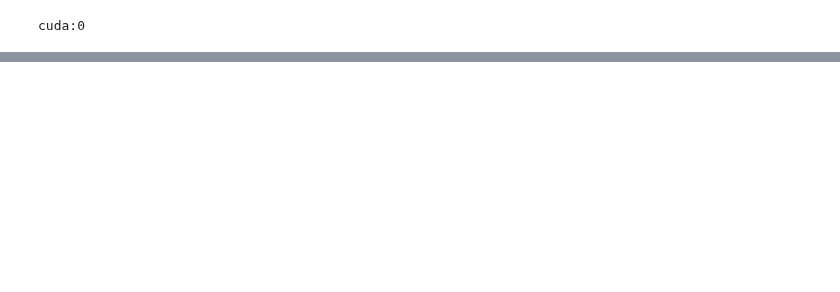
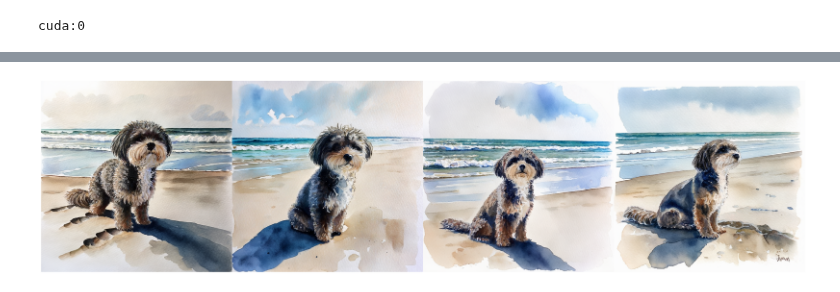
Before and after one commit to Stability-AI/StableCascade, a Jupyter notebook: inference/lora.ipynb, the cells around one changed output, grey strips where cells are left out. Drawn from its saved outputs; the diff is of its cells as text; code cells hidden in the pictures; blank space fills up the shorter version.

```diff
--- a/inference/lora.ipynb
+++ b/inference/lora.ipynb
@@ -45,14 +34,12 @@ warpcore_b = WurstCoreB(
 # %%
 # SETUP MODELS & DATA
-extras = warpcore.setup_extras_pre()
-data = warpcore.setup_data(extras)
-models = warpcore.setup_models(extras)
+extras = core.setup_extras_pre()
+models = core.setup_models(extras)
 models.generator.bfloat16().eval().requires_grad_(False)
-print("CONTROLNET READY")
+print("STAGE C WITH LORA READY")
 
-extras_b = warpcore_b.setup_extras_pre()
-models_b = warpcore_b.setup_models(extras_b)
+extras_b = core_b.setup_extras_pre()
+models_b = core_b.setup_models(extras_b)
 models_b.generator.bfloat16().eval().requires_grad_(False)
 print("STAGE B READY")
-pass
 # %% [output]
@@ -99,6 +57,3 @@ brad</w> 9405
-# %%
-models.lora.load_state_dict(load_or_fail('/weka/home-warp/models/v3_release/stage_c_3b_lora/lora_10k.safetensors'))
-pass
 # %%
 enable_lora = True
 models.lora.embeddings.enabled = enable_lora
@@ -173,0 +62,50 @@ torch.Size([4, 16, 24, 24]) torch.Size([4, 3, 1024, 1024])
+# %%
+batch_size = 4
+caption = "watercolor painting of a dog [fernando] on the beach"
+
+# Stage C Parameters
+extras.sampling_configs['cfg'] = 4
+extras.sampling_configs['shift'] = 2
+extras.sampling_configs['timesteps'] = 20
+extras.sampling_configs['t_start'] = 1.0
+
+# Stage B Parameters
+extras_b.sampling_configs['cfg'] = 1.1
+extras_b.sampling_configs['shift'] = 1
+extras_b.sampling_configs['timesteps'] = 10
+extras_b.sampling_configs['t_start'] = 1.0
+
+# PREPARE CONDITIONS
+batch = {'captions': [caption] * batch_size}
+conditions = core.get_conditions(batch, models, extras, is_eval=True, is_unconditional=False, eval_image_embeds=False)
+unconditions = core.get_conditions(batch, models, extras, is_eval=True, is_unconditional=True, eval_image_embeds=False)
+conditions_b = core_b.get_conditions(batch, models_b, extras_b, is_eval=True, is_unconditional=False, eval_image_embeds=False)
+unconditions_b = core_b.get_conditions(batch, models_b, extras_b, is_eval=True, is_unconditional=True, eval_image_embeds=False)
+
+with torch.no_grad(), torch.cuda.amp.autocast(dtype=torch.bfloat16):
+    # torch.manual_seed(42)
+
+    sampling_c = extras.gdf.sample(
+        models.generator, conditions, (4, 16, 24, 24), # (4, 16, 24, 24),
+        unconditions, device=device, **extras.sampling_configs,
+    )
+    for (sampled_c, _, _) in tqdm(sampling_c, total=extras.sampling_configs['timesteps']):
+        sampled_c = sampled_c
+
+    # preview_c = models.previewer(sampled_c).float()
+    # show_images(preview_c)
+
+    conditions_b['effnet'] = sampled_c
+    unconditions_b['effnet'] = torch.zeros_like(sampled_c)
+
+    sampling_b = extras_b.gdf.sample(
+        models_b.generator, conditions_b, (4, 4, 256, 256), # (4, 4, 256, 256),
+        unconditions_b, device=device, **extras_b.sampling_configs
+    )
+    for (sampled_b, _, _) in tqdm(sampling_b, total=extras_b.sampling_configs['timesteps']):
+        sampled_b = sampled_b
+    sampled_b = models_b.stage_a.decode(sampled_b).float()
+
+show_images(sampled_b)
+# %% [output]
+[figure, added]
```
Also changed, not shown: parts of 9 cells of this notebook, 28 other files.
